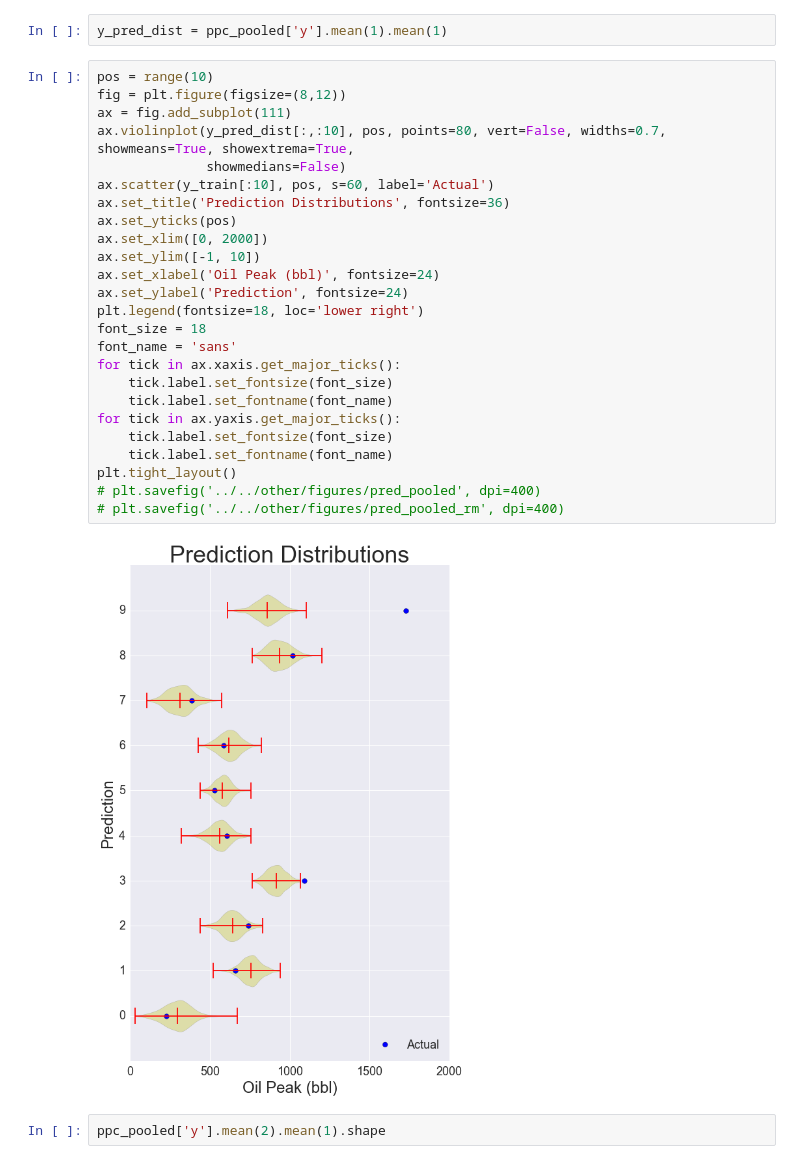
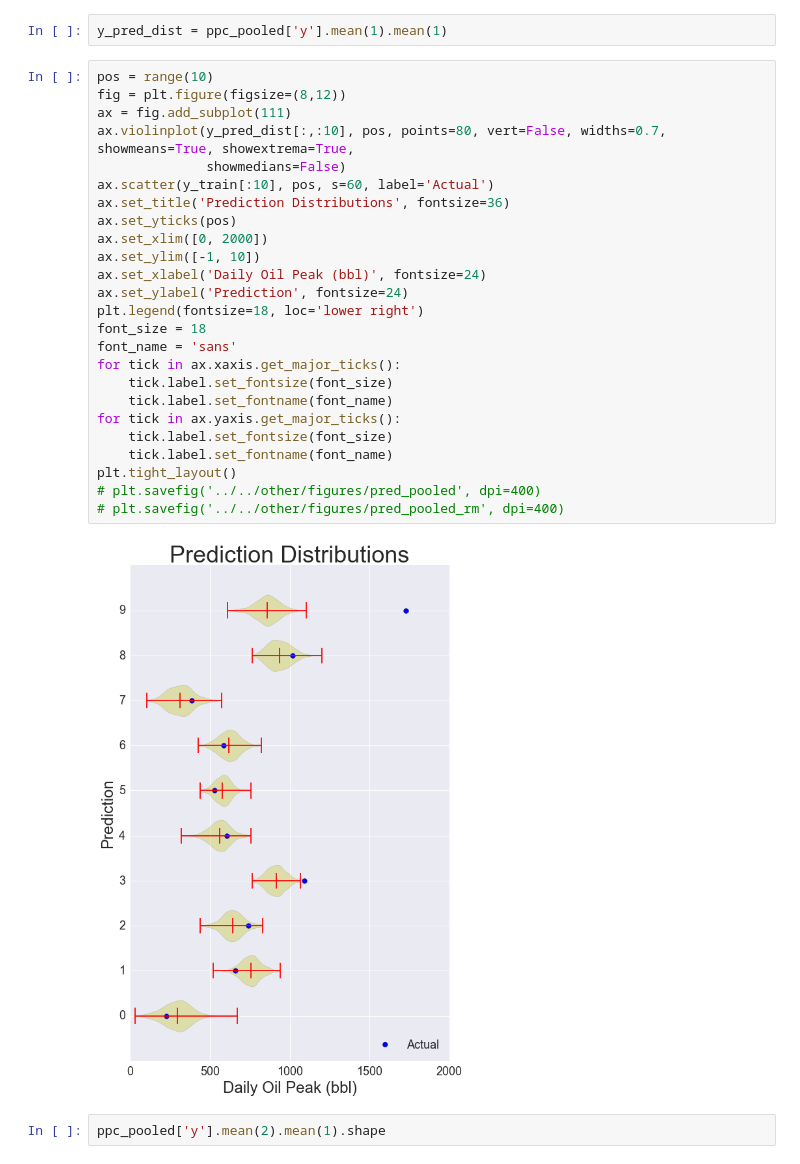
Before and after one commit to jpgrana/bayesian-approach-predicting-well-production, a Jupyter notebook: notebooks/model_plots.ipynb, the cells around one changed output. Drawn from its saved outputs; the diff is of its cells as text.

```diff
--- a/notebooks/model_plots.ipynb
+++ b/notebooks/model_plots.ipynb
@@ -254,30 +254,30 @@ y_pred_dist = ppc_pooled['y'].mean(1).mean(1)
 # %%
 pos = range(10)
 fig = plt.figure(figsize=(8,12))
 ax = fig.add_subplot(111)
 ax.violinplot(y_pred_dist[:,:10], pos, points=80, vert=False, widths=0.7, showmeans=True, showextrema=True,
               showmedians=False)
 ax.scatter(y_train[:10], pos, s=60, label='Actual')
 ax.set_title('Prediction Distributions', fontsize=36)
 ax.set_yticks(pos)
 ax.set_xlim([0, 2000])
 ax.set_ylim([-1, 10])
-ax.set_xlabel('Oil Peak (bbl)', fontsize=24)
+ax.set_xlabel('Daily Oil Peak (bbl)', fontsize=24)
 ax.set_ylabel('Prediction', fontsize=24)
 plt.legend(fontsize=18, loc='lower right')
 font_size = 18
 font_name = 'sans'
 for tick in ax.xaxis.get_major_ticks():
     tick.label.set_fontsize(font_size)
     tick.label.set_fontname(font_name)
 for tick in ax.yaxis.get_major_ticks():
     tick.label.set_fontsize(font_size)
     tick.label.set_fontname(font_name)
 plt.tight_layout()
 # plt.savefig('../../other/figures/pred_pooled', dpi=400)
 # plt.savefig('../../other/figures/pred_pooled_rm', dpi=400)
 # %% [output]
-[figure, old version]
+[figure, new version]
 # %%
 ppc_pooled['y'].mean(2).mean(1).shape
 # %% [output]
```
Also changed, not shown: parts of 2 cells of this notebook, 2 other files.
